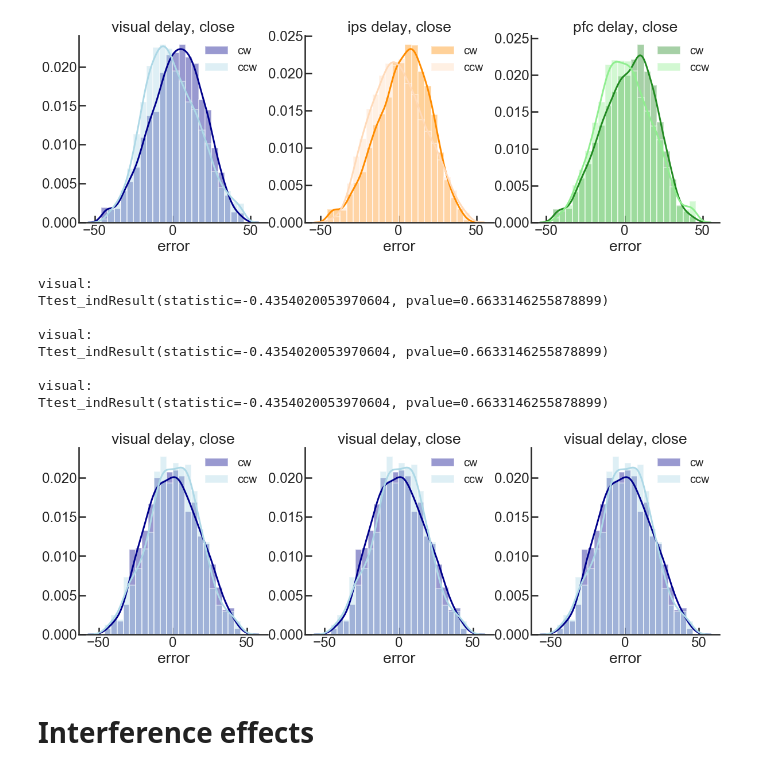
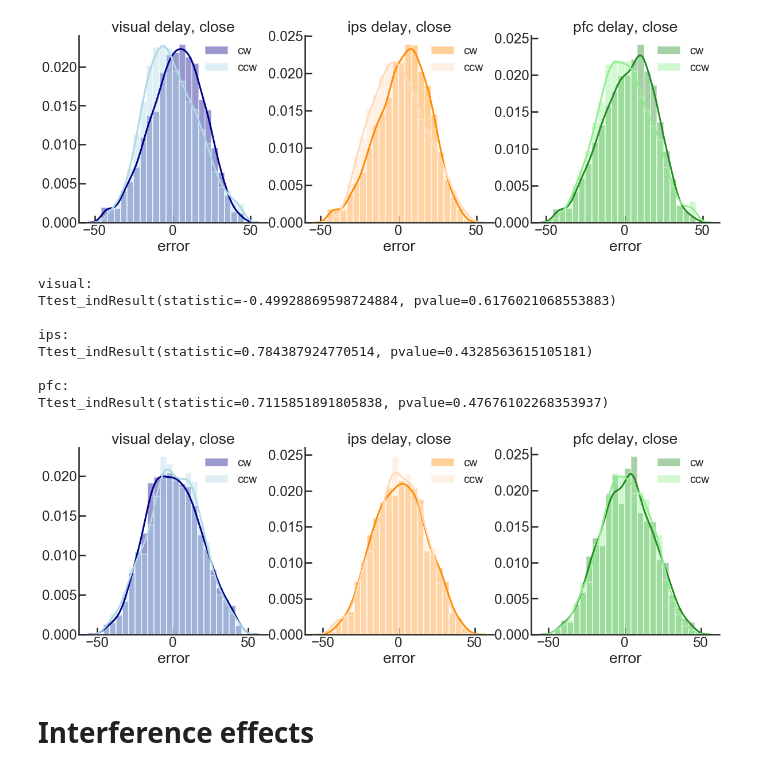
Before and after one commit to davidbestue/encoding, a Jupyter notebook: scripts/plots/IEM/Angle_decoding_popvector.ipynb, the cells around one changed output. Cells and saved outputs as stored; diff of their text form; code cells hidden in the pictures.

```diff
--- a/scripts/plots/IEM/Angle_decoding_popvector.ipynb
+++ b/scripts/plots/IEM/Angle_decoding_popvector.ipynb
@@ -419,42 +419,42 @@ ax3 = f.add_subplot(133)
 axes=[ax1,ax2,ax3]
 
 
-for idx, region_ in enumerate(['visual', 'visual', 'visual']):
+for idx, region_ in enumerate(['visual', 'ips', 'pfc']):
     plt.subplot(int(str(13) + str(idx+1)))
     cw_data = df.loc[(df['sign_dist']=='cw') & (df['brain_region']==region_) & ((df['TR']>= 9.34) & (df['TR']<= 23.35)) & (df['distractor_distance_abs']>45)].error[~np.isnan(df.loc[(df['sign_dist']=='cw') & (df['brain_region']==region_) & ((df['TR']>= 9.34) & (df['TR']<= 23.35)) & (df['distractor_distance_abs']>45)].error)]
     ccw_data = df.loc[(df['sign_dist']=='ccw') & (df['brain_region']==region_) & ((df['TR']>= 9.34) & (df['TR']<= 23.35)) & (df['distractor_distance_abs']>45)].error[~np.isnan(df.loc[(df['sign_dist']=='ccw') & (df['brain_region']==region_) & ((df['TR']>= 9.34) & (df['TR']<= 23.35)) & (df['distractor_distance_abs']>45)].error)]
 
     print(region_ + ':   ' )
     print(stats.ttest_ind(cw_data, ccw_data))
     print(' ')
 
     if fit_ == 'gaussian':
         sns.distplot(cw_data,  color=colors_[region_][0], label='cw', ax=axes[idx], bins=np.linspace(-50,50,25), fit=norm, kde=False, fit_kws={"color":colors_[region_][0], 'linewidth':4})
         sns.distplot( ccw_data,  color=colors_[region_][1], label='ccw', ax=axes[idx], bins=np.linspace(-50,50,25), fit=norm, kde=False, fit_kws={"color":colors_[region_][1], 'linewidth':4})
     else:
         sns.distplot( cw_data,  color=colors_[region_][0], label='cw',  ax=axes[idx], bins=np.linspace(-50,50,25))
         sns.distplot( ccw_data,  color=colors_[region_][1], label='ccw',   ax=axes[idx],bins=np.linspace(-50,50,25))
 
 
     plt.legend(frameon=False, loc=1, fontsize=20)
     plt.gca().spines['right'].set_visible(False)  # aesthetics                                                                              # remove right spines
     plt.gca().spines['top'].set_visible(False)                                                                                  # remove top spines
     plt.gca().get_xaxis().tick_bottom()
     plt.gca().get_yaxis().tick_left()
     plt.gca().tick_params(direction='in') #direction
     plt.gca().set_title(region_ + ' delay, close')
 
 plt.show()
 # %% [output]
 visual:
-Ttest_indResult(statistic=-0.4354020053970604, pvalue=0.6633146255878899)
+Ttest_indResult(statistic=-0.49928869598724884, pvalue=0.6176021068553883)
 
-visual:
-Ttest_indResult(statistic=-0.4354020053970604, pvalue=0.6633146255878899)
+ips:
+Ttest_indResult(statistic=0.784387924770514, pvalue=0.4328563615105181)
 
-visual:
-Ttest_indResult(statistic=-0.4354020053970604, pvalue=0.6633146255878899)
+pfc:
+Ttest_indResult(statistic=0.7115851891805838, pvalue=0.47676102268353937)
-[figure, old version]
+[figure, new version]
 # %% [markdown]
 # Interference effects
 # %%
```
Also changed, not shown: parts of 10 cells of this notebook.
